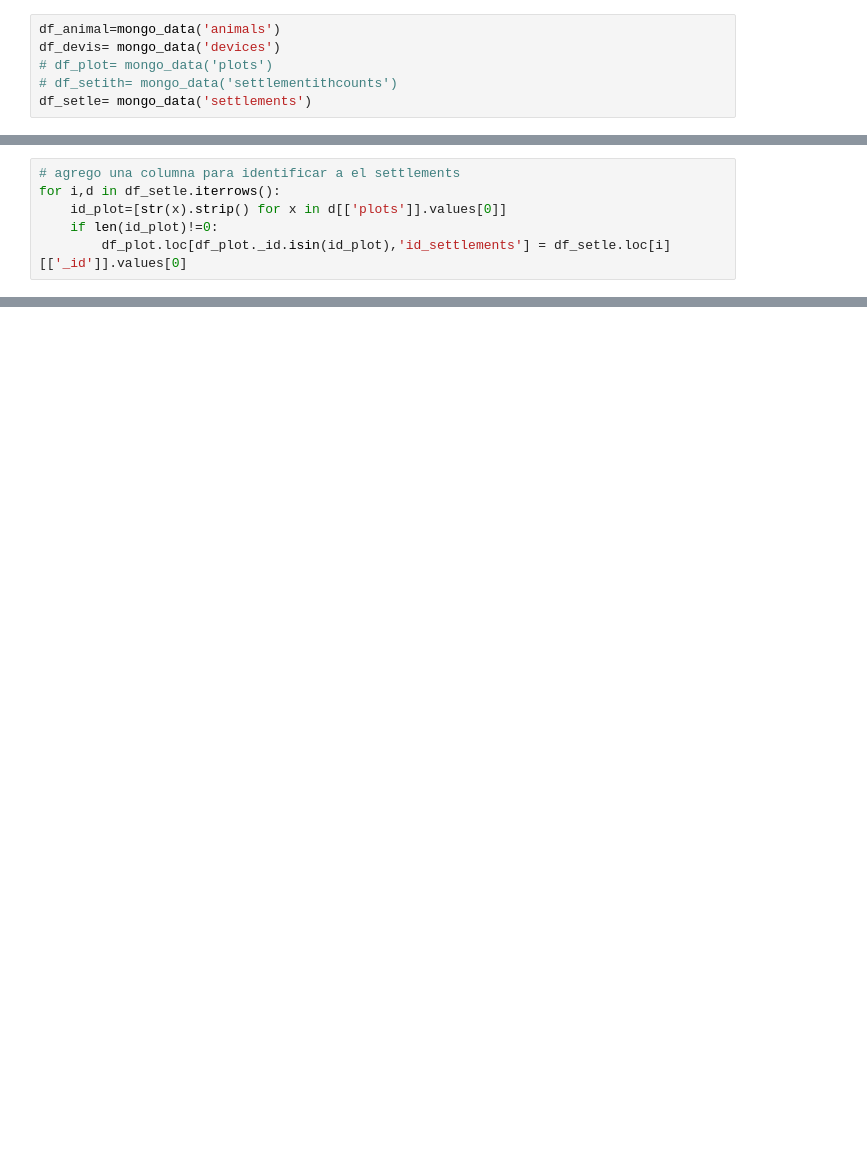
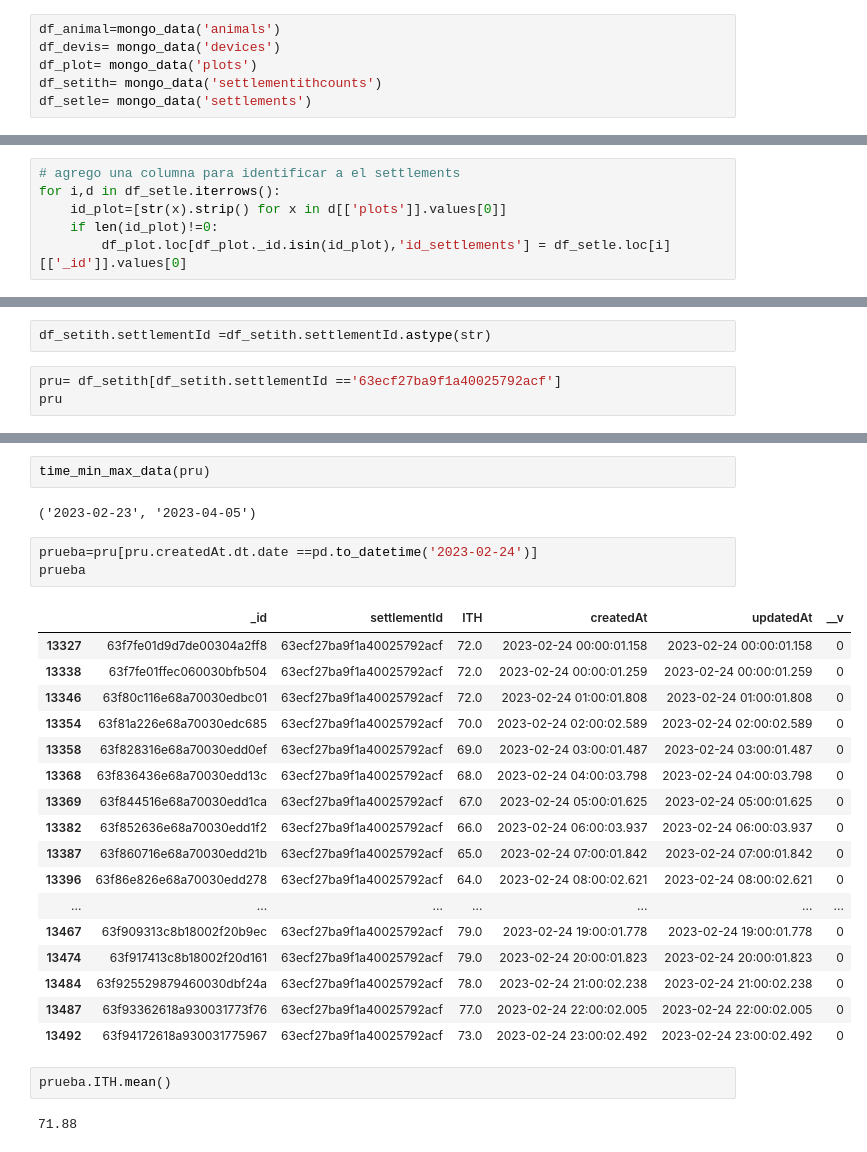
Before and after one commit to Arii95/PF_Henry, a Jupyter notebook: datos_simples_basto.ipynb, the cells around one changed output, grey strips where cells are left out. Cells and saved outputs as stored; diff of their text form; blank space fills up the shorter version.

```diff
--- a/datos_simples_basto.ipynb
+++ b/datos_simples_basto.ipynb
@@ -35,8 +35,8 @@ d
 # %%
 df_animal=mongo_data('animals')
 df_devis= mongo_data('devices')
-# df_plot= mongo_data('plots')
-# df_setith= mongo_data('settlementithcounts')
+df_plot= mongo_data('plots')
+df_setith= mongo_data('settlementithcounts')
 df_setle= mongo_data('settlements')
 # %%
 df_devis.deviceType.unique()
@@ -192,0 +167,5 @@ c
+# %%
+df_setith.settlementId =df_setith.settlementId.astype(str)
+# %%
+pru= df_setith[df_setith.settlementId =='63ecf27ba9f1a40025792acf']
+pru
@@ -192,0 +199,29 @@ c
+# %%
+time_min_max_data(pru)
+# %% [output]
+('2023-02-23', '2023-04-05')
+# %%
+prueba=pru[pru.createdAt.dt.date ==pd.to_datetime('2023-02-24')]
+prueba
+# %% [output]
+|  | _id | settlementId | ITH | createdAt | updatedAt | __v |
+| 13327 | 63f7fe01d9d7de00304a2ff8 | 63ecf27ba9f1a40025792acf | 72.0 | 2023-02-24 00:00:01.158 | 2023-02-24 00:00:01.158 | 0 |
+| 13338 | 63f7fe01ffec060030bfb504 | 63ecf27ba9f1a40025792acf | 72.0 | 2023-02-24 00:00:01.259 | 2023-02-24 00:00:01.259 | 0 |
+| 13346 | 63f80c116e68a70030edbc01 | 63ecf27ba9f1a40025792acf | 72.0 | 2023-02-24 01:00:01.808 | 2023-02-24 01:00:01.808 | 0 |
+| 13354 | 63f81a226e68a70030edc685 | 63ecf27ba9f1a40025792acf | 70.0 | 2023-02-24 02:00:02.589 | 2023-02-24 02:00:02.589 | 0 |
+| 13358 | 63f828316e68a70030edd0ef | 63ecf27ba9f1a40025792acf | 69.0 | 2023-02-24 03:00:01.487 | 2023-02-24 03:00:01.487 | 0 |
+| 13368 | 63f836436e68a70030edd13c | 63ecf27ba9f1a40025792acf | 68.0 | 2023-02-24 04:00:03.798 | 2023-02-24 04:00:03.798 | 0 |
+| 13369 | 63f844516e68a70030edd1ca | 63ecf27ba9f1a40025792acf | 67.0 | 2023-02-24 05:00:01.625 | 2023-02-24 05:00:01.625 | 0 |
+| 13382 | 63f852636e68a70030edd1f2 | 63ecf27ba9f1a40025792acf | 66.0 | 2023-02-24 06:00:03.937 | 2023-02-24 06:00:03.937 | 0 |
+| 13387 | 63f860716e68a70030edd21b | 63ecf27ba9f1a40025792acf | 65.0 | 2023-02-24 07:00:01.842 | 2023-02-24 07:00:01.842 | 0 |
+| 13396 | 63f86e826e68a70030edd278 | 63ecf27ba9f1a40025792acf | 64.0 | 2023-02-24 08:00:02.621 | 2023-02-24 08:00:02.621 | 0 |
+| ... | ... | ... | ... | ... | ... | ... |
+| 13467 | 63f909313c8b18002f20b9ec | 63ecf27ba9f1a40025792acf | 79.0 | 2023-02-24 19:00:01.778 | 2023-02-24 19:00:01.778 | 0 |
+| 13474 | 63f917413c8b18002f20d161 | 63ecf27ba9f1a40025792acf | 79.0 | 2023-02-24 20:00:01.823 | 2023-02-24 20:00:01.823 | 0 |
+| 13484 | 63f925529879460030dbf24a | 63ecf27ba9f1a40025792acf | 78.0 | 2023-02-24 21:00:02.238 | 2023-02-24 21:00:02.238 | 0 |
+| 13487 | 63f93362618a930031773f76 | 63ecf27ba9f1a40025792acf | 77.0 | 2023-02-24 22:00:02.005 | 2023-02-24 22:00:02.005 | 0 |
+| 13492 | 63f94172618a930031775967 | 63ecf27ba9f1a40025792acf | 73.0 | 2023-02-24 23:00:02.492 | 2023-02-24 23:00:02.492 | 0 |
+# %%
+prueba.ITH.mean()
+# %% [output]
+71.88
```
Also changed, not shown: parts of 18 cells of this notebook, 31 other files.
